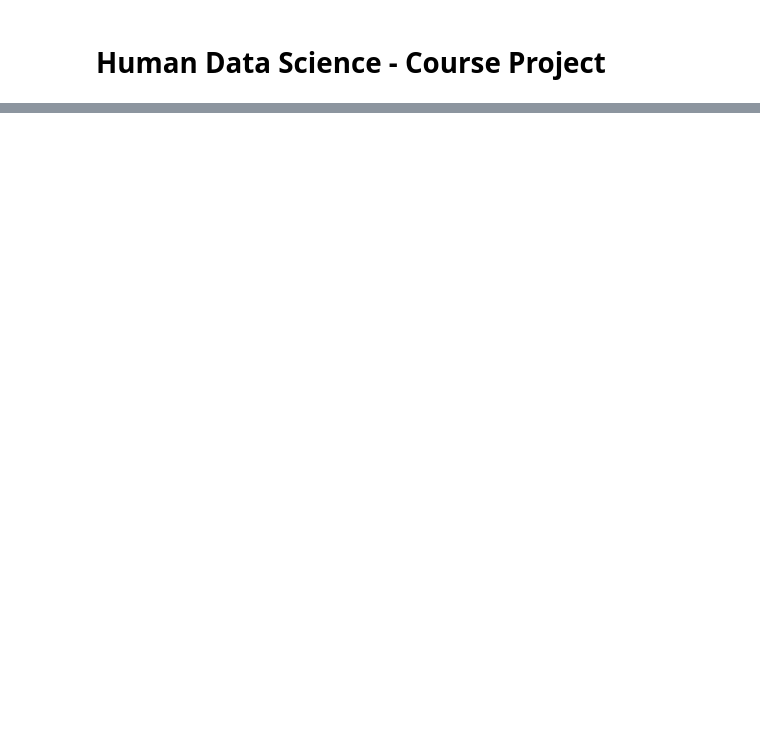
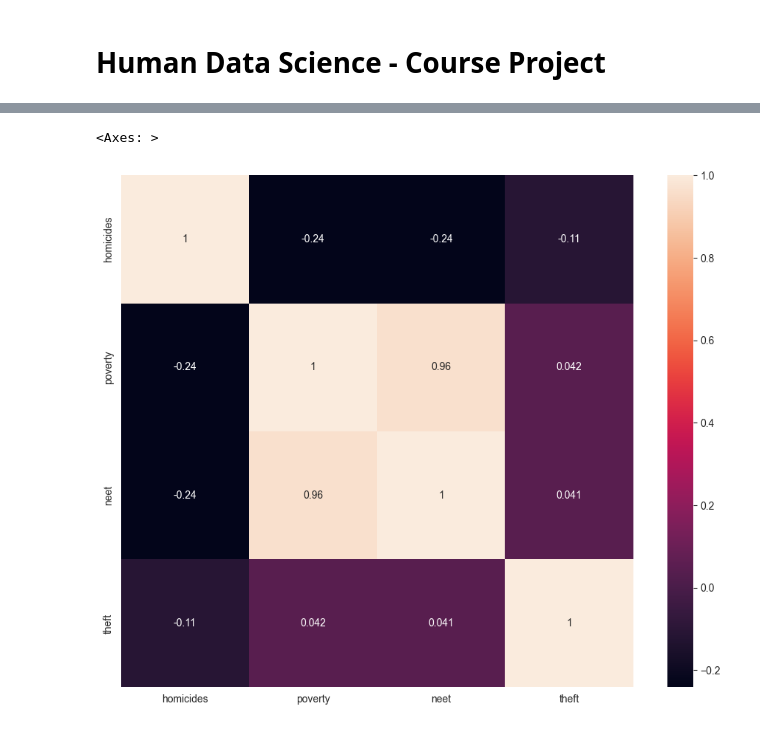
Before and after one commit to DiegoConce/CrimeAnalysis-HumanDataScience, a Jupyter notebook: main.ipynb, the cells around one changed output, grey strips where cells are left out. Saved outputs shown, nothing was run; the diff lists cells and outputs as text; code cells hidden in the pictures; blank space fills up the shorter version.

```diff
--- a/main.ipynb
+++ b/main.ipynb
@@ -169,0 +338,6 @@ display(df2)
+# %%
+poverty_df = convert_to_ht(population_df, poverty_df)
+
+poverty_df = poverty_df.melt(id_vars=["geo"], var_name="year", value_name="poverty")
+
+display(poverty_df)
@@ -169,0 +374,4 @@ display(df2)
+# %%
+neet_df = pandas.read_table('data/sdg/sdg_08_20.tsv')
+
+display(neet_df)
@@ -169,0 +460,15 @@ display(df2)
+# %%
+# Costruzione del dataset riguardo il crimine intentional homicide
+# I dati riguardo il crimine intentional homicide non hanno bisogno di essere interpolati
+
+# controlla meglio orine degli anni !!!
+
+homicide_df = df[df["iccs"] == "ICCS0101"].drop(columns=["iccs"])
+homicide_df.applymap(lambda x: pd.to_numeric(x, errors='coerce'))
+
+homicide_df = homicide_df.melt(id_vars=["geo"], var_name="year", value_name="homicides")
+
+homicide_df = homicide_df.merge(poverty_df, on=["geo", "year"])
+homicide_df = homicide_df.merge(neet_df, on=["geo", "year"])
+
+display(homicide_df)
@@ -169,0 +489,11 @@ display(df2)
+# %%
+# Adding theft to the dataset
+
+theft_df = df[df["iccs"] == "ICCS0502"].drop(columns=["iccs"])
+theft_df.applymap(lambda x: pd.to_numeric(x, errors='coerce'))
+
+theft_df = theft_df.melt(id_vars=["geo"], var_name="year", value_name="theft")
+
+homicide_df = homicide_df.merge(theft_df, on=["geo", "year"])
+
+display(homicide_df)
@@ -169,0 +514,10 @@ display(df2)
+# %%
+# Correlation matrix
+corrmat = homicide_df[["homicides", "poverty", "neet", "theft"]].corr()
+
+f, ax = plt.subplots(figsize=(12, 9))
+
+sns.heatmap(corrmat, annot=True, square=True)
+# %% [output]
+<Axes: >
+[figure, added]
```
Also changed, not shown: parts of 33 cells of this notebook, 6 other files.
